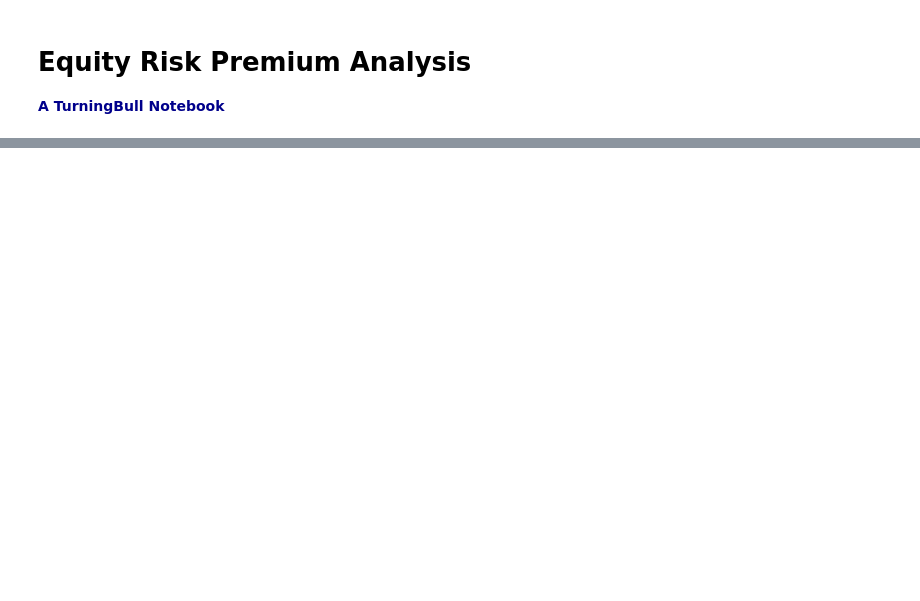
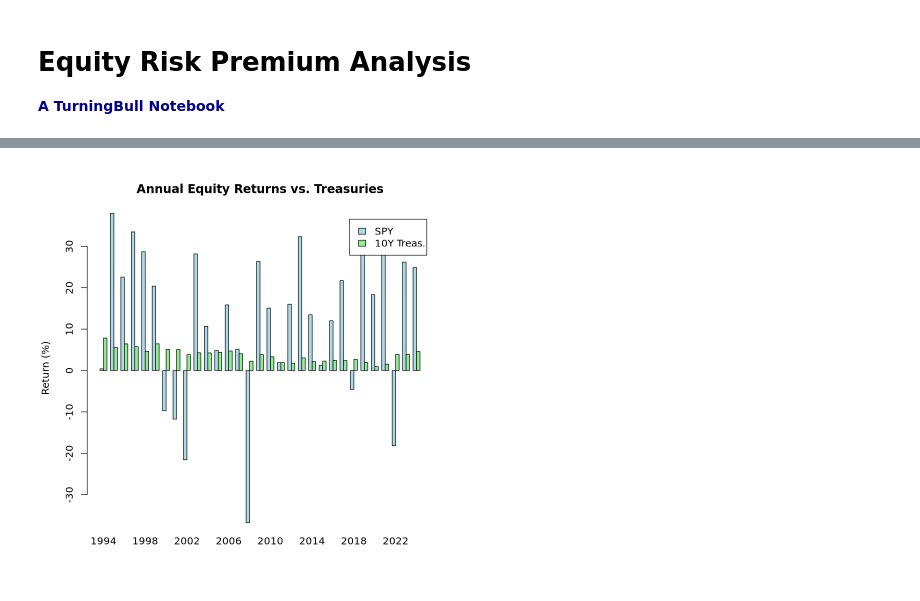
Before and after one commit to rtrimble13/tb-notebooks, a Jupyter notebook: src/202503_eq_prem.ipynb, the cells around one changed output, grey strips where cells are left out. Cells and saved outputs as stored; diff of their text form; code cells hidden in the pictures; blank space fills up the shorter version.

```diff
--- a/src/202503_eq_prem.ipynb
+++ b/src/202503_eq_prem.ipynb
@@ -33,6 +92,0 @@ getSymbols('DGS3MO', src = 'FRED')
-# %%
-t.bill <- data.table(date = index(DGS3MO), rate = DGS3MO[, 1])
-t.bill <- t.bill[, .(rate = last(rate.DGS3MO)), by = .(year(date), month(date))]
-t.bill[, date := as.Date(paste(year, month, '01', sep = '-'))]
-t.bill <- t.bill[, .(date, rate)]
-head(t.bill)
@@ -40,0 +220,10 @@ merge(spy.monthly, t.bill, by='date', all.x=TRUE)
+# %%
+par(bg = "white")
+
+barplot(height = t(as.matrix(erp_year[, .(annual_rtn, rate)])), beside = TRUE,
+        names.arg = erp_year$year, col = c("lightblue", "lightgreen"),
+        legend.text = c("SPY", "10Y Treas."),
+        main = "Annual Equity Returns vs. Treasuries",
+        xlab = NA, ylab = "Return (%)")
+# %% [output]
+[figure, added]
```
Also changed, not shown: parts of 31 cells of this notebook, 1 other file.
